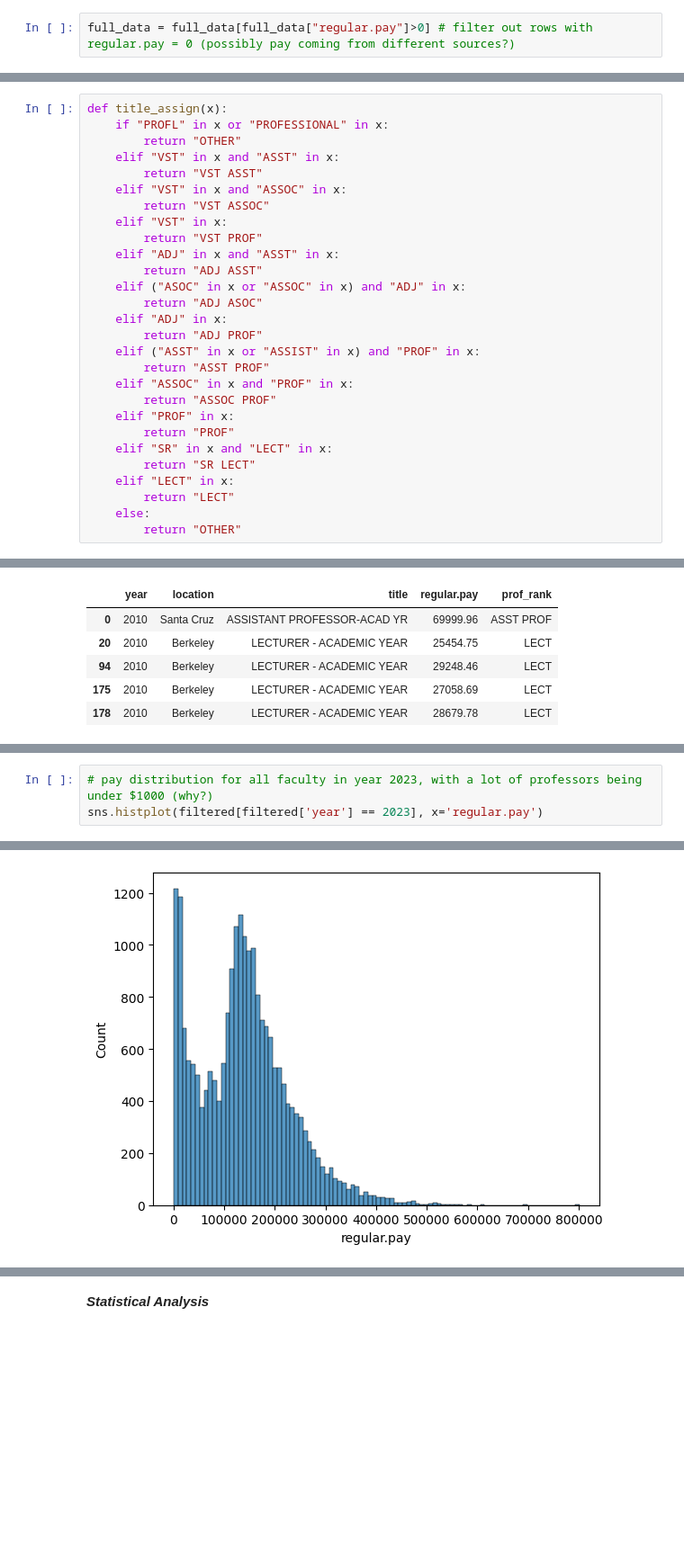
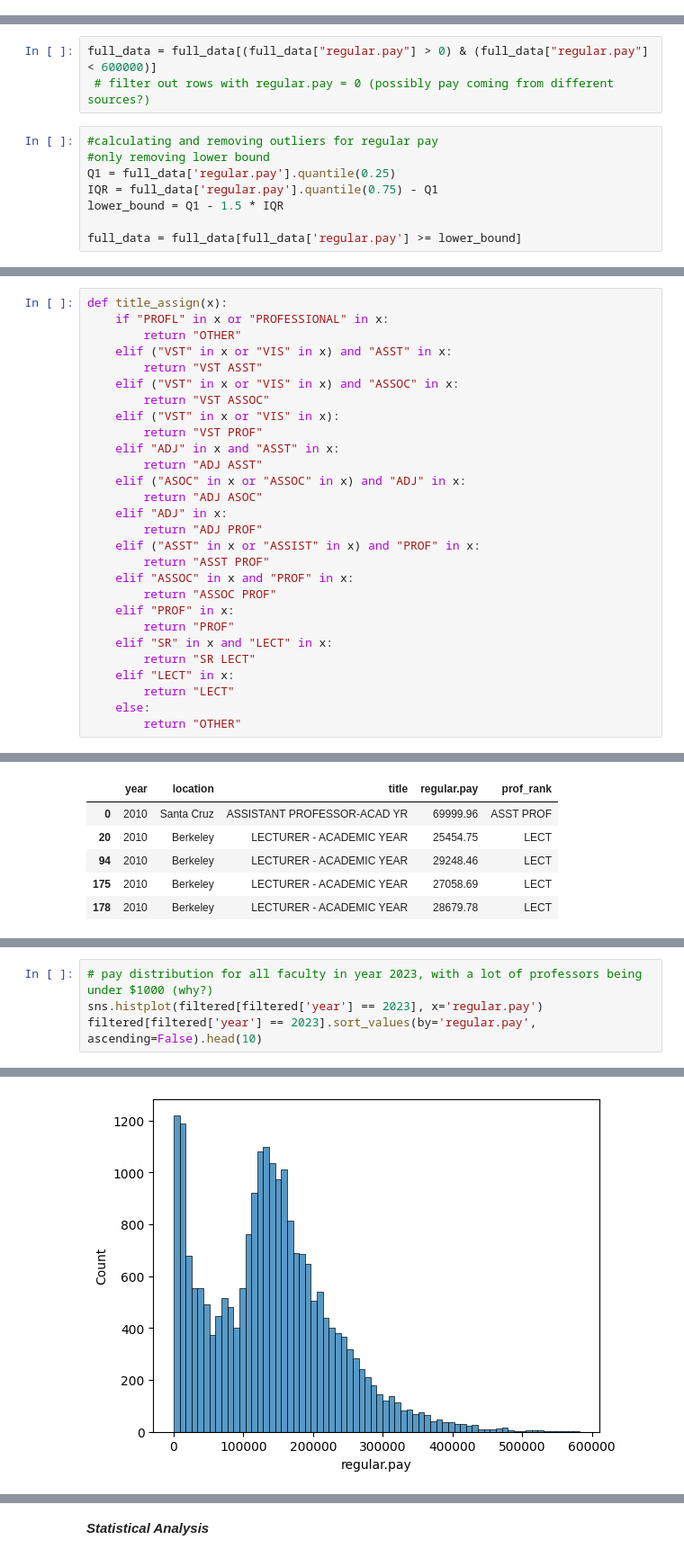
Before and after one commit to nilsberzins/stat-405-final, a Jupyter notebook: EDA405.ipynb, the cells around one changed output, grey strips where cells are left out. Shown at 90% size. Cells and saved outputs as stored; diff of their text form; blank space fills up the shorter version.

```diff
--- a/EDA405.ipynb
+++ b/EDA405.ipynb
@@ -188,10 +165,19 @@ full_data.head()
 | 2 | 2010 | Berkeley | TEACHING ASSISTANT - GSHIP | 4802.00 |
 | 3 | 2010 | Berkeley | GRAD STDNT RES- NO REMISSION | 3409.01 |
 | 4 | 2010 | Berkeley | GRAD STDNT RES-FULL FEE REM | 11673.90 |
-# %%
-full_data = full_data[full_data["regular.pay"]>0] # filter out rows with regular.pay = 0 (possibly pay coming from different sources?)
 # %%
 full_data = full_data.dropna()
+# %%
+full_data = full_data[(full_data["regular.pay"] > 0) & (full_data["regular.pay"] < 600000)]
+ # filter out rows with regular.pay = 0 (possibly pay coming from different sources?)
+# %%
+#calculating and removing outliers for regular pay
+#only removing lower bound
+Q1 = full_data['regular.pay'].quantile(0.25)
+IQR = full_data['regular.pay'].quantile(0.75) - Q1
+lower_bound = Q1 - 1.5 * IQR
+
+full_data = full_data[full_data['regular.pay'] >= lower_bound]
 # %%
 full_data["location"].unique()
 # %% [output]
@@ -226,11 +212,11 @@ filtered.head()
 def title_assign(x):
     if "PROFL" in x or "PROFESSIONAL" in x:
         return "OTHER"
-    elif "VST" in x and "ASST" in x:
+    elif ("VST" in x or "VIS" in x) and "ASST" in x:
         return "VST ASST"
-    elif "VST" in x and "ASSOC" in x:
+    elif ("VST" in x or "VIS" in x) and "ASSOC" in x:
         return "VST ASSOC"
-    elif "VST" in x:
+    elif ("VST" in x or "VIS" in x):
         return "VST PROF"
     elif "ADJ" in x and "ASST" in x:
         return "ADJ ASST"
@@ -370,4 +336,5 @@ filtered[filtered['regular.pay'] < 200]
 # %%
 # pay distribution for all faculty in year 2023, with a lot of professors being under $1000 (why?)
 sns.histplot(filtered[filtered['year'] == 2023], x='regular.pay')
+filtered[filtered['year'] == 2023].sort_values(by='regular.pay', ascending=False).head(10)
 # %% [output]
@@ -375 +352 @@ sns.histplot(filtered[filtered['year'] == 2023], x='regular.pay')
-[figure, old version]
+[figure, new version]
```
Also changed, not shown: parts of 28 cells of this notebook.
